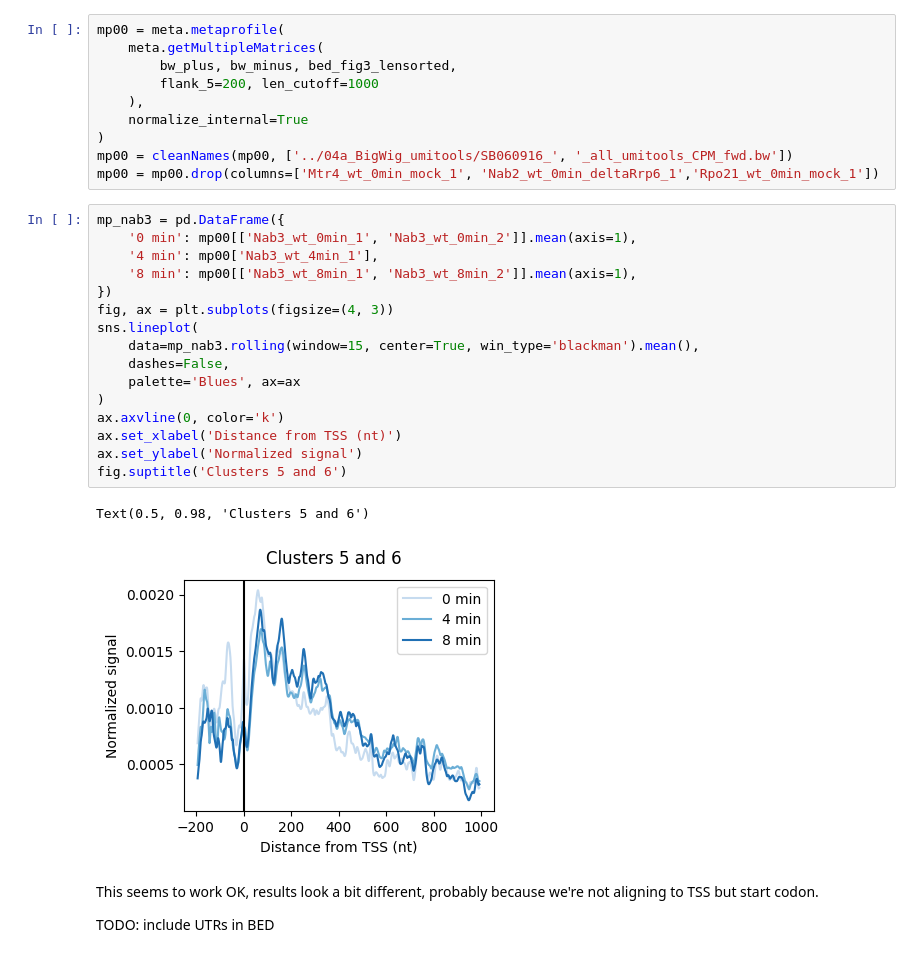
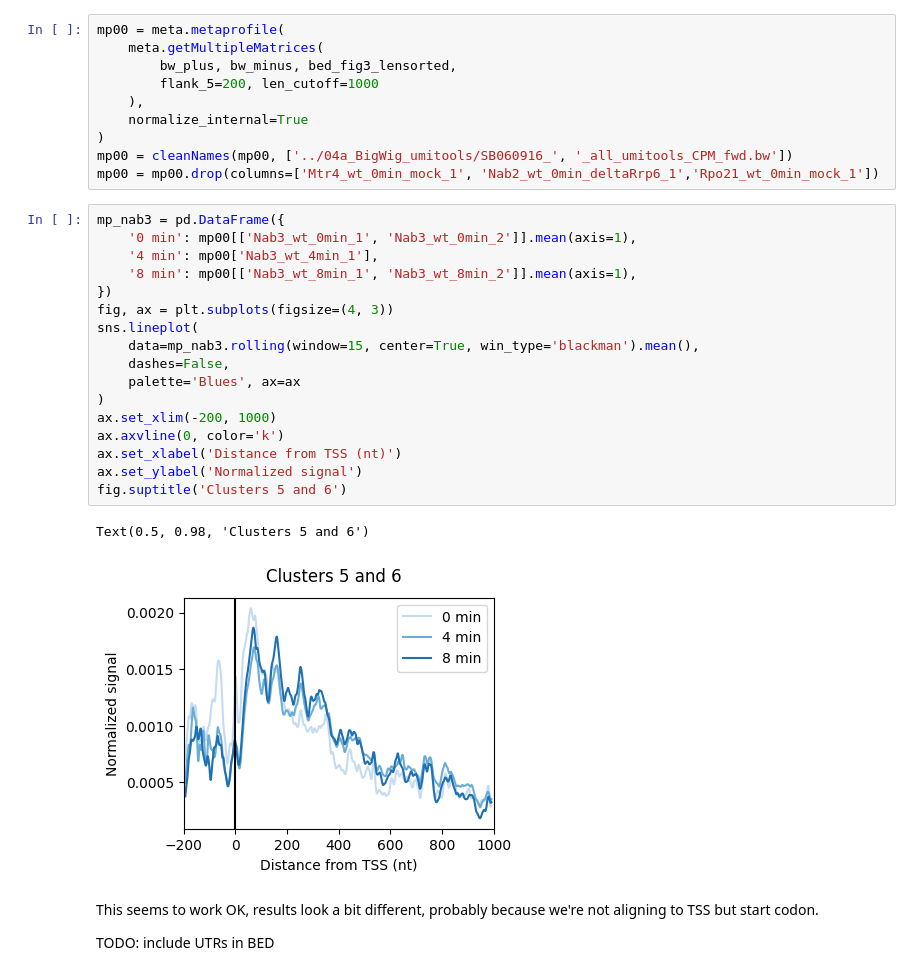
Before and after one commit to j-miko/trxtools_Nab3_CRAC, a Jupyter notebook: 05_notebooks/01_fig3.ipynb, the cells around one changed output. Cells and saved outputs as stored; diff of their text form.

```diff
--- a/05_notebooks/01_fig3.ipynb
+++ b/05_notebooks/01_fig3.ipynb
@@ -51,22 +49,23 @@ mp00 = mp00.drop(columns=['Mtr4_wt_0min_mock_1', 'Nab2_wt_0min_deltaRrp6_1','Rpo
 # %%
 mp_nab3 = pd.DataFrame({
     '0 min': mp00[['Nab3_wt_0min_1', 'Nab3_wt_0min_2']].mean(axis=1),
     '4 min': mp00['Nab3_wt_4min_1'],
     '8 min': mp00[['Nab3_wt_8min_1', 'Nab3_wt_8min_2']].mean(axis=1),
 })
 fig, ax = plt.subplots(figsize=(4, 3))
 sns.lineplot(
     data=mp_nab3.rolling(window=15, center=True, win_type='blackman').mean(),
     dashes=False,
     palette='Blues', ax=ax
 )
+ax.set_xlim(-200, 1000)
 ax.axvline(0, color='k')
 ax.set_xlabel('Distance from TSS (nt)')
 ax.set_ylabel('Normalized signal')
 fig.suptitle('Clusters 5 and 6')
 # %% [output]
 Text(0.5, 0.98, 'Clusters 5 and 6')
-[figure, old version]
+[figure, new version]
 # %% [markdown]
 This seems to work OK, results look a bit different, probably because we're not aligning to TSS but start codon.
 
```
Also changed, not shown: parts of 4 cells of this notebook.
